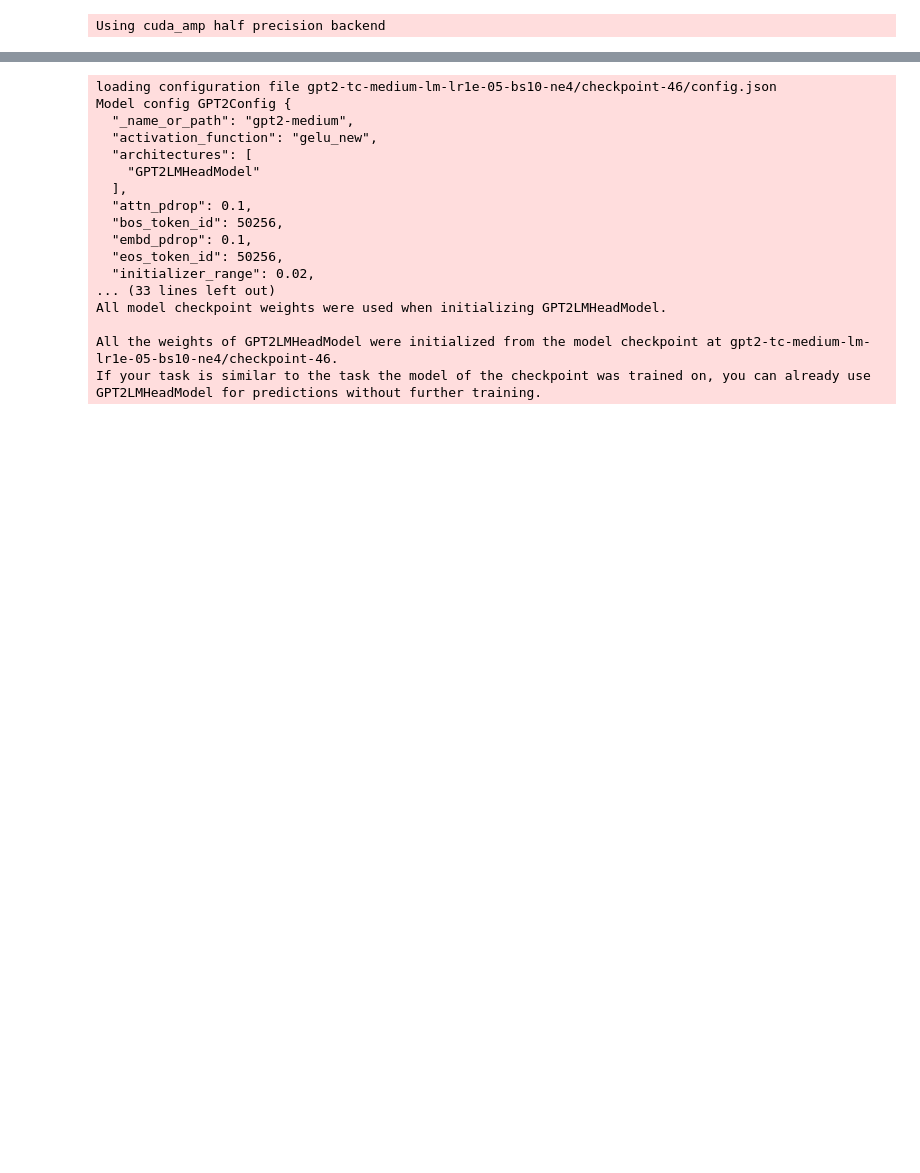
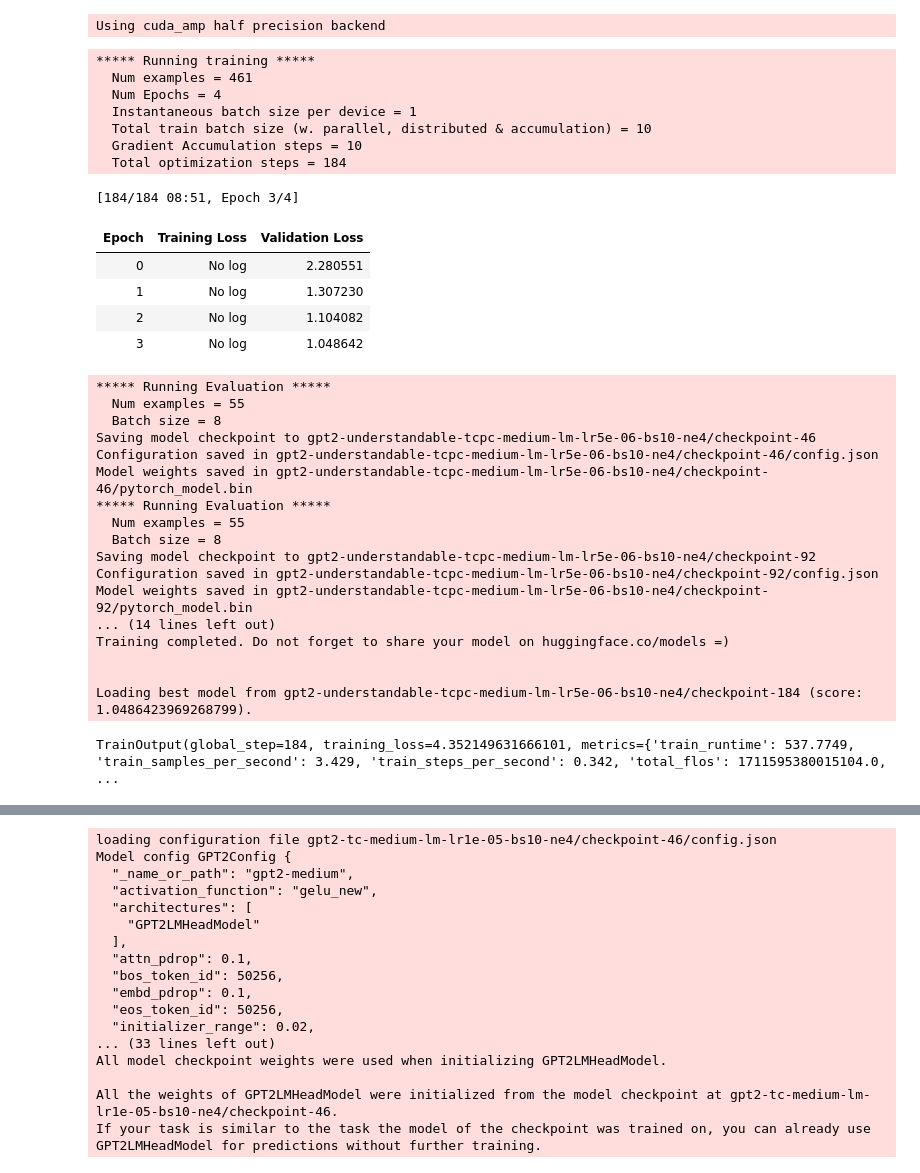
Before and after one commit to DivyanshuSheth/dialog-systems-evaluation, a Jupyter notebook: run_gpt2_lm_cleaned.ipynb, the cells around one changed output, grey strips where cells are left out. Cells and saved outputs as stored; diff of their text form; code cells hidden in the pictures; blank space fills up the shorter version.

```diff
--- a/run_gpt2_lm_cleaned.ipynb
+++ b/run_gpt2_lm_cleaned.ipynb
@@ -118,13 +183,13 @@ import numpy as np
 # Add the custom tokens denoting the beginning and the end
 # of the sequence and a special token for padding
 
-# model_checkpoint = "gpt2-medium"
+model_checkpoint = "gpt2-medium"
 # model_checkpoint = "gpt2-large"
-model_checkpoint = "bigscience/bloom-560m"
+# model_checkpoint = "bigscience/bloom-560m"
 # model_checkpoint = "bigscience/bloom-1b1"
 
 tokenizer = AutoTokenizer.from_pretrained(model_checkpoint)
-# tokenizer = GPT2Tokenizer.from_pretrained(model_checkpoint,
-#                             bos_token="<|startoftext|>",
-#                             eos_token="<|endoftext|>",
-#                             pad_token="<|pad|>")
+tokenizer = GPT2Tokenizer.from_pretrained(model_checkpoint,
+                            bos_token="<|startoftext|>",
+                            eos_token="<|endoftext|>",
+                            pad_token="<|pad|>")
@@ -285,6 +356,41 @@ trainer = Trainer(model=model, args=training_args,
                  )
 # %% [output]
 Using cuda_amp half precision backend
+# %%
+# Start training process!
+trainer.train()
+# %% [output]
+***** Running training *****
+  Num examples = 461
+  Num Epochs = 4
+  Instantaneous batch size per device = 1
+  Total train batch size (w. parallel, distributed & accumulation) = 10
+  Gradient Accumulation steps = 10
+  Total optimization steps = 184
+[184/184 08:51, Epoch 3/4]
+| Epoch | Training Loss | Validation Loss |
+| 0 | No log | 2.280551 |
+| 1 | No log | 1.307230 |
+| 2 | No log | 1.104082 |
+| 3 | No log | 1.048642 |
+***** Running Evaluation *****
+  Num examples = 55
+  Batch size = 8
+Saving model checkpoint to gpt2-understandable-tcpc-medium-lm-lr5e-06-bs10-ne4/checkpoint-46
+Configuration saved in gpt2-understandable-tcpc-medium-lm-lr5e-06-bs10-ne4/checkpoint-46/config.json
+Model weights saved in gpt2-understandable-tcpc-medium-lm-lr5e-06-bs10-ne4/checkpoint-46/pytorch_model.bin
+***** Running Evaluation *****
+  Num examples = 55
+  Batch size = 8
+Saving model checkpoint to gpt2-understandable-tcpc-medium-lm-lr5e-06-bs10-ne4/checkpoint-92
+Configuration saved in gpt2-understandable-tcpc-medium-lm-lr5e-06-bs10-ne4/checkpoint-92/config.json
+Model weights saved in gpt2-understandable-tcpc-medium-lm-lr5e-06-bs10-ne4/checkpoint-92/pytorch_model.bin
+... (14 lines left out)
+Training completed. Do not forget to share your model on huggingface.co/models =)
+
+
+Loading best model from gpt2-understandable-tcpc-medium-lm-lr5e-06-bs10-ne4/checkpoint-184 (score: 1.0486423969268799).
+TrainOutput(global_step=184, training_loss=4.352149631666101, metrics={'train_runtime': 537.7749, 'train_samples_per_second': 3.429, 'train_steps_per_second': 0.342, 'total_flos': 1711595380015104.0,  ...
 # %%
 # Start training process!
 trainer.train()
```
Also changed, not shown: parts of 16 cells of this notebook.
